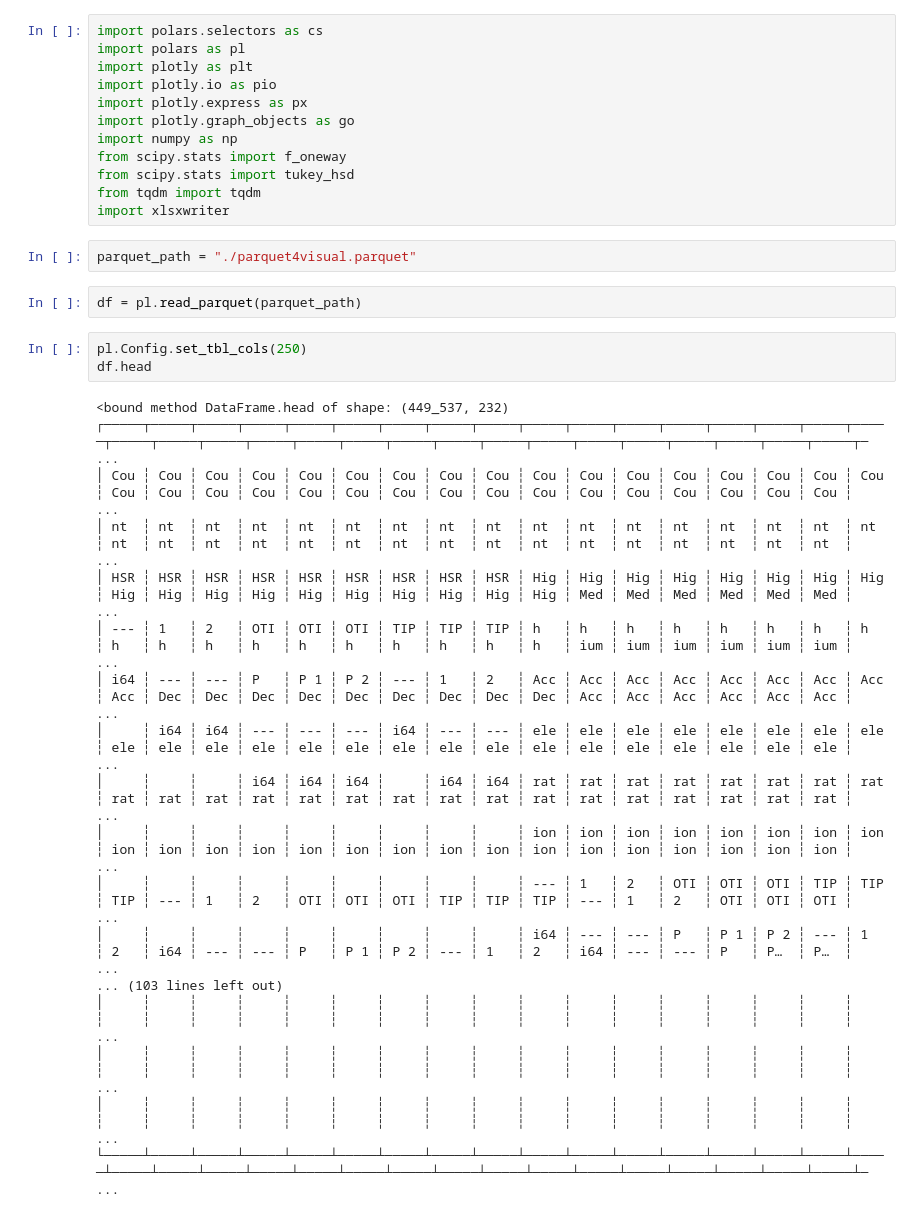
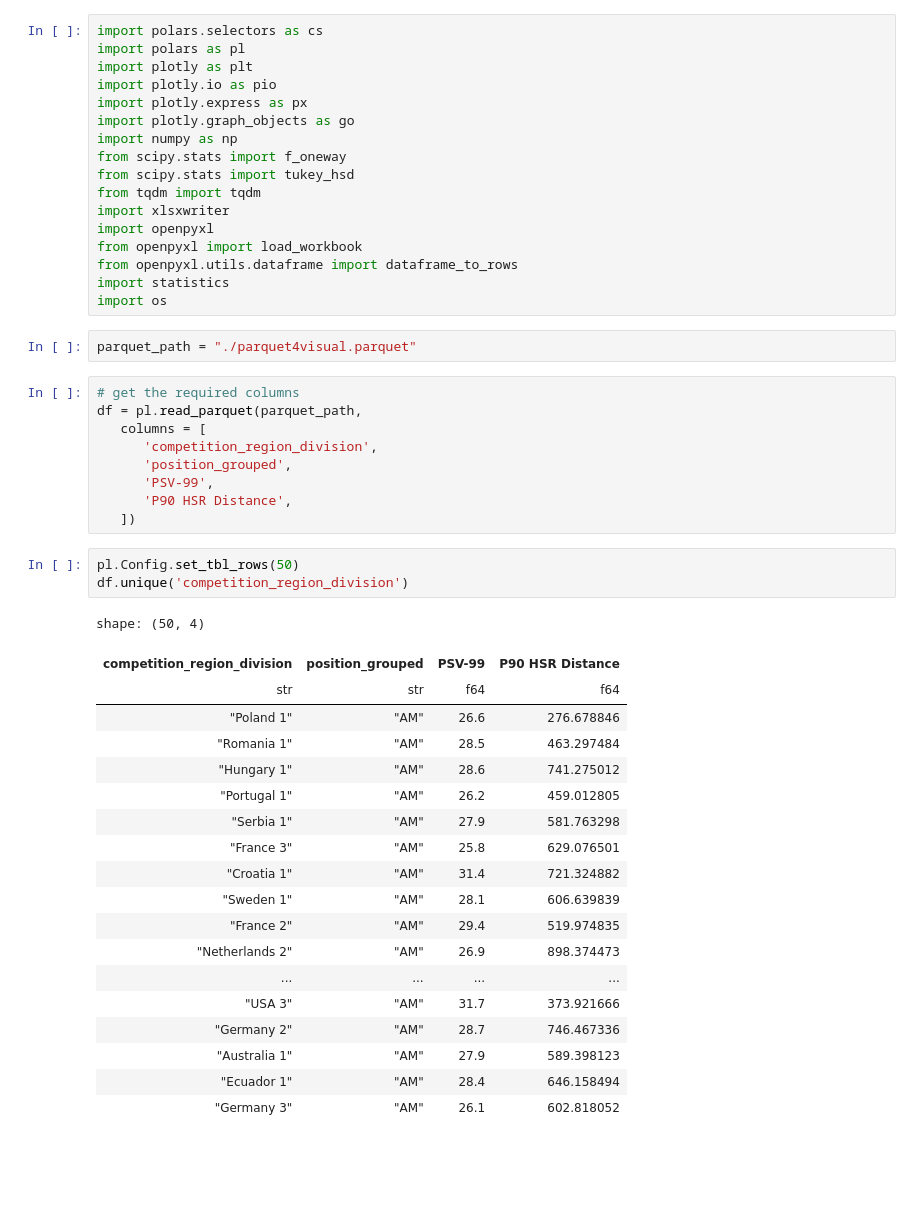
Before and after one commit to ihosten/internship_club_brugge, a Jupyter notebook: start_project/statistical_testing_competitions.ipynb, the cells around one changed output. Cells and saved outputs as stored; diff of their text form; blank space fills up the shorter version.

```diff
--- a/start_project/statistical_testing_competitions.ipynb
+++ b/start_project/statistical_testing_competitions.ipynb
@@ -10,28 +10,42 @@ from scipy.stats import f_oneway
 from scipy.stats import tukey_hsd
 from tqdm import tqdm
 import xlsxwriter
+import openpyxl
+from openpyxl import load_workbook
+from openpyxl.utils.dataframe import dataframe_to_rows
+import statistics
+import os
 # %%
 parquet_path = "./parquet4visual.parquet"
-# %%
-df = pl.read_parquet(parquet_path)
+# %%
+# get the required columns
+df = pl.read_parquet(parquet_path,
+   columns = [
+      'competition_region_division',
+      'position_grouped',
+      'PSV-99',
+      'P90 HSR Distance',
+   ])
 # %%
-pl.Config.set_tbl_cols(250)
-df.head
+pl.Config.set_tbl_rows(50)
+df.unique('competition_region_division')
 # %% [output]
-<bound method DataFrame.head of shape: (449_537, 232)
-┌─────┬─────┬─────┬─────┬─────┬─────┬─────┬─────┬─────┬─────┬─────┬─────┬─────┬─────┬─────┬─────┬─────┬─────┬─────┬─────┬─────┬─────┬─────┬─────┬─────┬─────┬─────┬─────┬─────┬─────┬─────┬─────┬─────┬─ ...
-│ Cou ┆ Cou ┆ Cou ┆ Cou ┆ Cou ┆ Cou ┆ Cou ┆ Cou ┆ Cou ┆ Cou ┆ Cou ┆ Cou ┆ Cou ┆ Cou ┆ Cou ┆ Cou ┆ Cou ┆ Cou ┆ Cou ┆ Cou ┆ Cou ┆ Cou ┆ Cou ┆ Cou ┆ Cou ┆ Cou ┆ Cou ┆ Cou ┆ Cou ┆ Cou ┆ Cou ┆ Cou ┆ Cou ┆  ...
-│ nt  ┆ nt  ┆ nt  ┆ nt  ┆ nt  ┆ nt  ┆ nt  ┆ nt  ┆ nt  ┆ nt  ┆ nt  ┆ nt  ┆ nt  ┆ nt  ┆ nt  ┆ nt  ┆ nt  ┆ nt  ┆ nt  ┆ nt  ┆ nt  ┆ nt  ┆ nt  ┆ nt  ┆ nt  ┆ nt  ┆ nt  ┆ nt  ┆ nt  ┆ nt  ┆ nt  ┆ nt  ┆ nt  ┆  ...
-│ HSR ┆ HSR ┆ HSR ┆ HSR ┆ HSR ┆ HSR ┆ HSR ┆ HSR ┆ HSR ┆ Hig ┆ Hig ┆ Hig ┆ Hig ┆ Hig ┆ Hig ┆ Hig ┆ Hig ┆ Hig ┆ Hig ┆ Hig ┆ Hig ┆ Hig ┆ Hig ┆ Hig ┆ Hig ┆ Hig ┆ Hig ┆ Med ┆ Med ┆ Med ┆ Med ┆ Med ┆ Med ┆  ...
-│ --- ┆ 1   ┆ 2   ┆ OTI ┆ OTI ┆ OTI ┆ TIP ┆ TIP ┆ TIP ┆ h   ┆ h   ┆ h   ┆ h   ┆ h   ┆ h   ┆ h   ┆ h   ┆ h   ┆ h   ┆ h   ┆ h   ┆ h   ┆ h   ┆ h   ┆ h   ┆ h   ┆ h   ┆ ium ┆ ium ┆ ium ┆ ium ┆ ium ┆ ium ┆  ...
-│ i64 ┆ --- ┆ --- ┆ P   ┆ P 1 ┆ P 2 ┆ --- ┆ 1   ┆ 2   ┆ Acc ┆ Acc ┆ Acc ┆ Acc ┆ Acc ┆ Acc ┆ Acc ┆ Acc ┆ Acc ┆ Dec ┆ Dec ┆ Dec ┆ Dec ┆ Dec ┆ Dec ┆ Dec ┆ Dec ┆ Dec ┆ Acc ┆ Acc ┆ Acc ┆ Acc ┆ Acc ┆ Acc ┆  ...
-│     ┆ i64 ┆ i64 ┆ --- ┆ --- ┆ --- ┆ i64 ┆ --- ┆ --- ┆ ele ┆ ele ┆ ele ┆ ele ┆ ele ┆ ele ┆ ele ┆ ele ┆ ele ┆ ele ┆ ele ┆ ele ┆ ele ┆ ele ┆ ele ┆ ele ┆ ele ┆ ele ┆ ele ┆ ele ┆ ele ┆ ele ┆ ele ┆ ele ┆  ...
-│     ┆     ┆     ┆ i64 ┆ i64 ┆ i64 ┆     ┆ i64 ┆ i64 ┆ rat ┆ rat ┆ rat ┆ rat ┆ rat ┆ rat ┆ rat ┆ rat ┆ rat ┆ rat ┆ rat ┆ rat ┆ rat ┆ rat ┆ rat ┆ rat ┆ rat ┆ rat ┆ rat ┆ rat ┆ rat ┆ rat ┆ rat ┆ rat ┆  ...
-│     ┆     ┆     ┆     ┆     ┆     ┆     ┆     ┆     ┆ ion ┆ ion ┆ ion ┆ ion ┆ ion ┆ ion ┆ ion ┆ ion ┆ ion ┆ ion ┆ ion ┆ ion ┆ ion ┆ ion ┆ ion ┆ ion ┆ ion ┆ ion ┆ ion ┆ ion ┆ ion ┆ ion ┆ ion ┆ ion ┆  ...
-│     ┆     ┆     ┆     ┆     ┆     ┆     ┆     ┆     ┆ --- ┆ 1   ┆ 2   ┆ OTI ┆ OTI ┆ OTI ┆ TIP ┆ TIP ┆ TIP ┆ --- ┆ 1   ┆ 2   ┆ OTI ┆ OTI ┆ OTI ┆ TIP ┆ TIP ┆ TIP ┆ --- ┆ 1   ┆ 2   ┆ OTI ┆ OTI ┆ OTI ┆  ...
-│     ┆     ┆     ┆     ┆     ┆     ┆     ┆     ┆     ┆ i64 ┆ --- ┆ --- ┆ P   ┆ P 1 ┆ P 2 ┆ --- ┆ 1   ┆ 2   ┆ i64 ┆ --- ┆ --- ┆ P   ┆ P 1 ┆ P 2 ┆ --- ┆ 1   ┆ 2   ┆ i64 ┆ --- ┆ --- ┆ P   ┆ P…  ┆ P…  ┆  ...
-... (103 lines left out)
-│     ┆     ┆     ┆     ┆     ┆     ┆     ┆     ┆     ┆     ┆     ┆     ┆     ┆     ┆     ┆     ┆     ┆     ┆     ┆     ┆     ┆     ┆     ┆     ┆     ┆     ┆     ┆     ┆     ┆     ┆     ┆     ┆     ┆  ...
-│     ┆     ┆     ┆     ┆     ┆     ┆     ┆     ┆     ┆     ┆     ┆     ┆     ┆     ┆     ┆     ┆     ┆     ┆     ┆     ┆     ┆     ┆     ┆     ┆     ┆     ┆     ┆     ┆     ┆     ┆     ┆     ┆     ┆  ...
-│     ┆     ┆     ┆     ┆     ┆     ┆     ┆     ┆     ┆     ┆     ┆     ┆     ┆     ┆     ┆     ┆     ┆     ┆     ┆     ┆     ┆     ┆     ┆     ┆     ┆     ┆     ┆     ┆     ┆     ┆     ┆     ┆     ┆  ...
-└─────┴─────┴─────┴─────┴─────┴─────┴─────┴─────┴─────┴─────┴─────┴─────┴─────┴─────┴─────┴─────┴─────┴─────┴─────┴─────┴─────┴─────┴─────┴─────┴─────┴─────┴─────┴─────┴─────┴─────┴─────┴─────┴─────┴─ ...
+shape: (50, 4)
+| competition_region_division | position_grouped | PSV-99 | P90 HSR Distance |
+| str | str | f64 | f64 |
+| "Poland 1" | "AM" | 26.6 | 276.678846 |
+| "Romania 1" | "AM" | 28.5 | 463.297484 |
+| "Hungary 1" | "AM" | 28.6 | 741.275012 |
+| "Portugal 1" | "AM" | 26.2 | 459.012805 |
+| "Serbia 1" | "AM" | 27.9 | 581.763298 |
+| "France 3" | "AM" | 25.8 | 629.076501 |
+| "Croatia 1" | "AM" | 31.4 | 721.324882 |
+| "Sweden 1" | "AM" | 28.1 | 606.639839 |
+| "France 2" | "AM" | 29.4 | 519.974835 |
+| "Netherlands 2" | "AM" | 26.9 | 898.374473 |
+| ... | ... | ... | ... |
+| "USA 3" | "AM" | 31.7 | 373.921666 |
+| "Germany 2" | "AM" | 28.7 | 746.467336 |
+| "Australia 1" | "AM" | 27.9 | 589.398123 |
+| "Ecuador 1" | "AM" | 28.4 | 646.158494 |
+| "Germany 3" | "AM" | 26.1 | 602.818052 |
```
Also changed, not shown: parts of 25 cells of this notebook, 5 other files.
